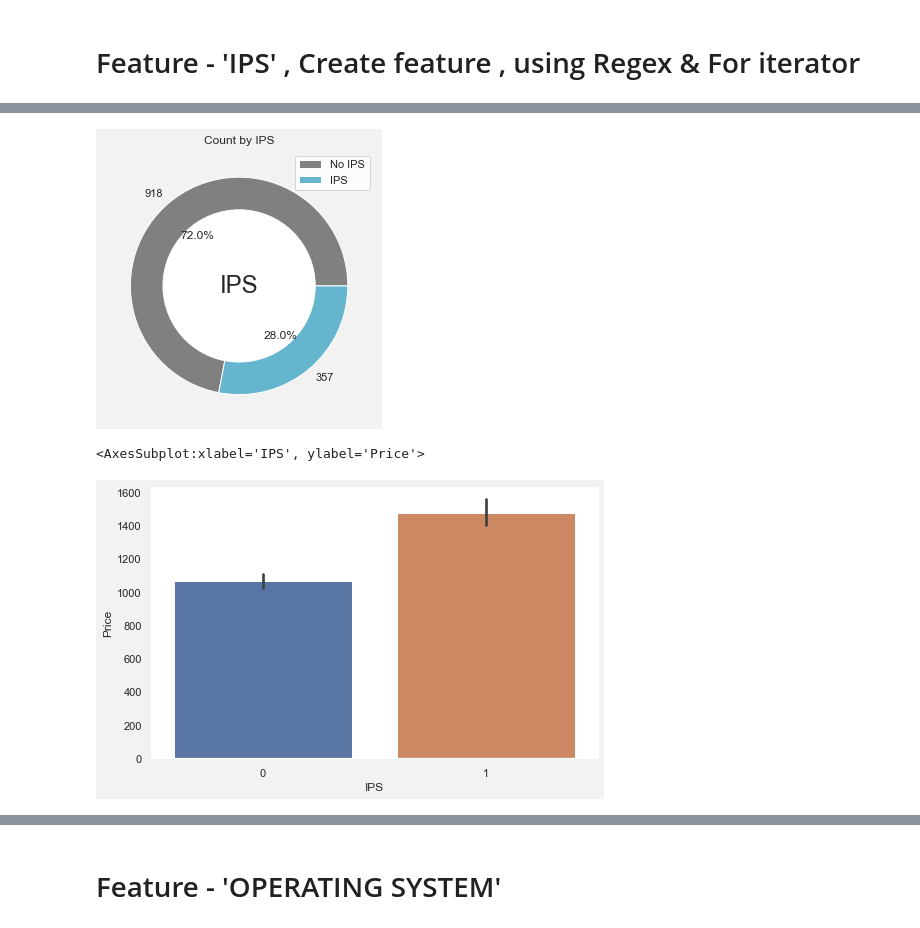
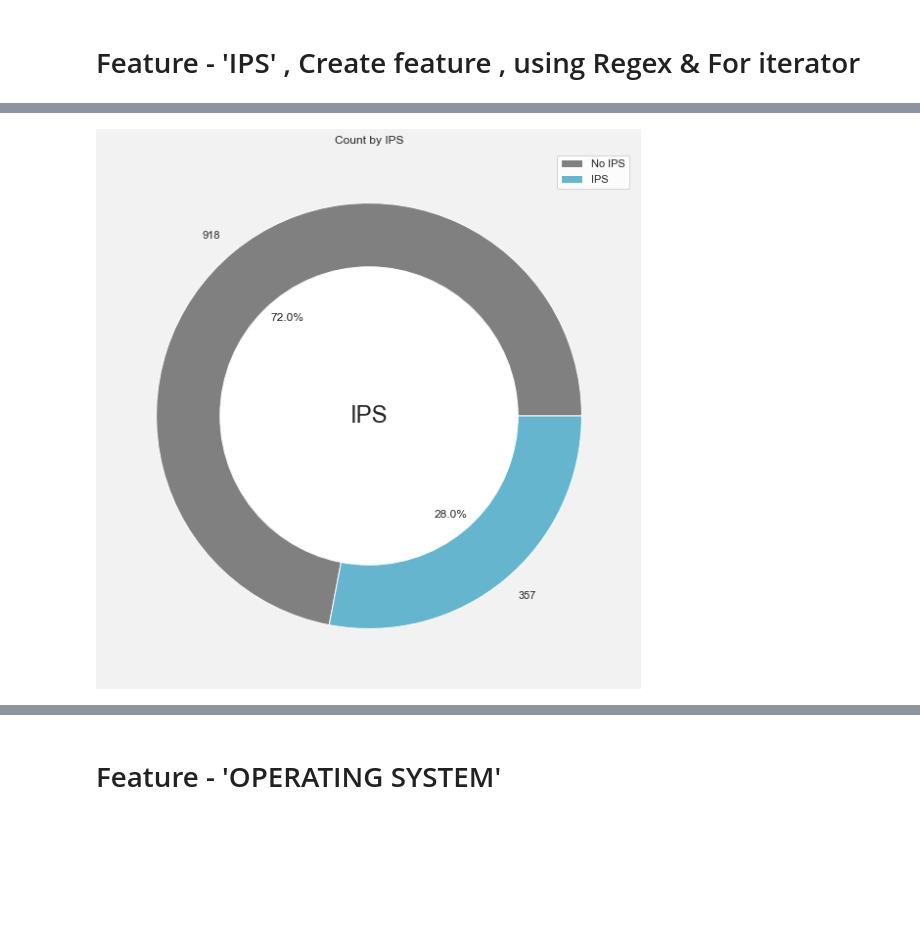
Before and after one commit to mrrachitchugh/UCDPA_RachitChugh, a Jupyter notebook: UCDPA_RachitChugh_CODE_LapPricePrediction.ipynb, the cells around one changed output, grey strips where cells are left out. Saved outputs shown, nothing was run; the diff lists cells and outputs as text; code cells hidden in the pictures; blank space fills up the shorter version.

```diff
--- a/UCDPA_RachitChugh_CODE_LapPricePrediction.ipynb
+++ b/UCDPA_RachitChugh_CODE_LapPricePrediction.ipynb
@@ -348,24 +349,21 @@ df.sample(5)
 #df['IPS'].value_counts().plot(kind='bar')
 # %%
 #df['IPS'].value_counts().plot(kind='bar')
-sns.set(rc={"axes.facecolor":"1","figure.facecolor":".95",'figure.figsize':(8,5)})
+sns.set(rc={"axes.facecolor":"1","figure.facecolor":".95",'figure.figsize':(15,10)})
 colors = [ 'grey','c']
 plt.pie(df['IPS'].value_counts(),colors=colors, labels= df['IPS'].value_counts(), autopct='%1.1f%%')
 circle = plt.Circle( (0,0), 0.7, color='white')
 p=plt.gcf()
 p.gca().add_artist(circle)
 labels = ['No IPS', 'IPS']
 plt.legend(labels,loc=0)
 plt.title('Count by IPS')
 plt.text(0, 0, "IPS", ha='center', va='center', fontsize=24)
 plt.show()
 # %% [output]
-[figure, old version]
+[figure, new version]
 # %%
-sns.barplot(x=df['IPS'],y=df['Price'])
+#sns.barplot(x=df['IPS'],y=df['Price'])
-# %% [output]
-<AxesSubplot:xlabel='IPS', ylabel='Price'>
-[figure, removed]
 # %%
 mylist_X =[]
 mylist_Y=[]
```
Also changed, not shown: parts of 32 cells of this notebook.
